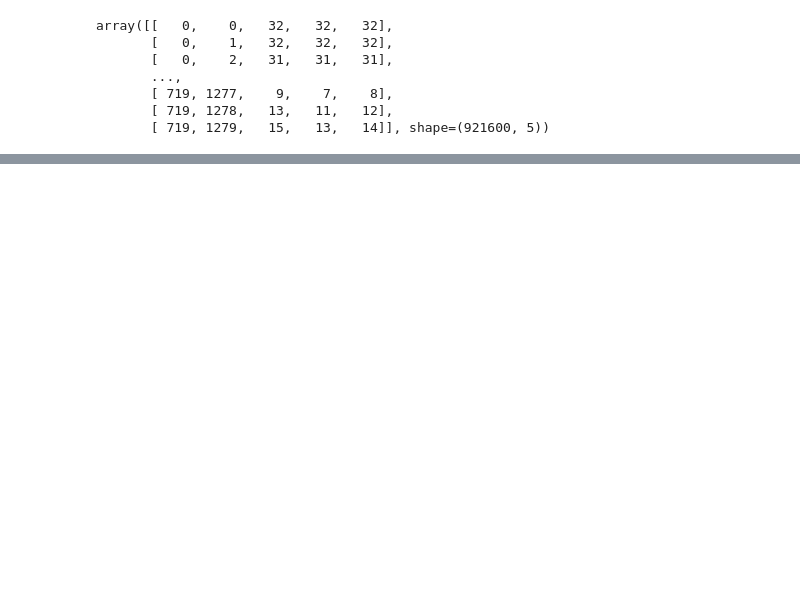
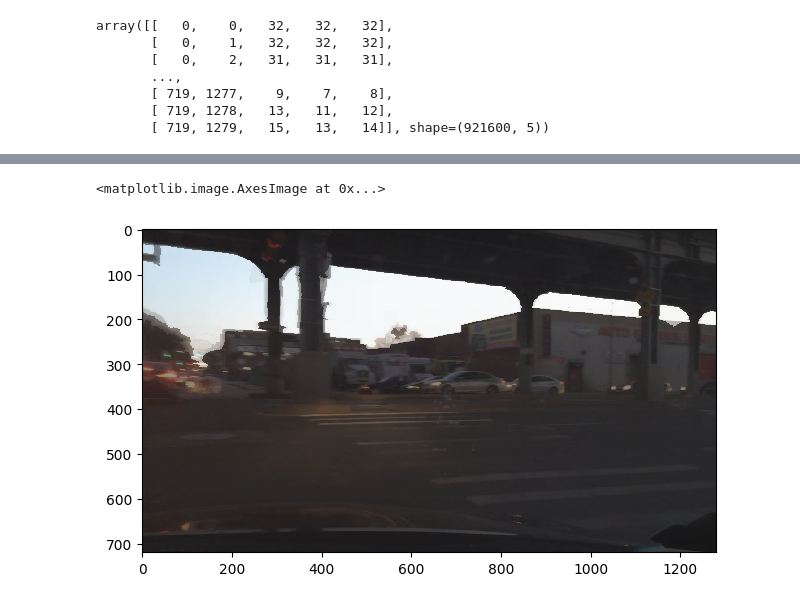
Before and after one commit to jtaylor-eng/full_frame_traffic_segmentation, a Jupyter notebook: mean_shift.ipynb, the cells around one changed output, grey strips where cells are left out. Saved outputs shown, nothing was run; the diff lists cells and outputs as text; code cells hidden in the pictures; blank space fills up the shorter version.

```diff
--- a/mean_shift.ipynb
+++ b/mean_shift.ipynb
@@ -98,0 +290,15 @@ array([[   0,    0,   32,   32,   32],
+# %%
+def overlay_segmentation(img, seg, alpha=0.5):
+    """
+    Blend original image with segmentation result.
+    alpha=0 → original, alpha=1 → segmentation.
+    """
+    img = img.astype(float)
+    seg = seg.astype(float)
+    blended = (1 - alpha) * img + alpha * seg
+    return blended.clip(0, 255).astype(np.uint8)
+
+io.imshow(overlay_segmentation(sample_img, res, alpha=0.6))
+# %% [output]
+<matplotlib.image.AxesImage at 0x...>
+[figure, added]
```
Also changed, not shown: parts of 9 cells of this notebook, 6 other files.
